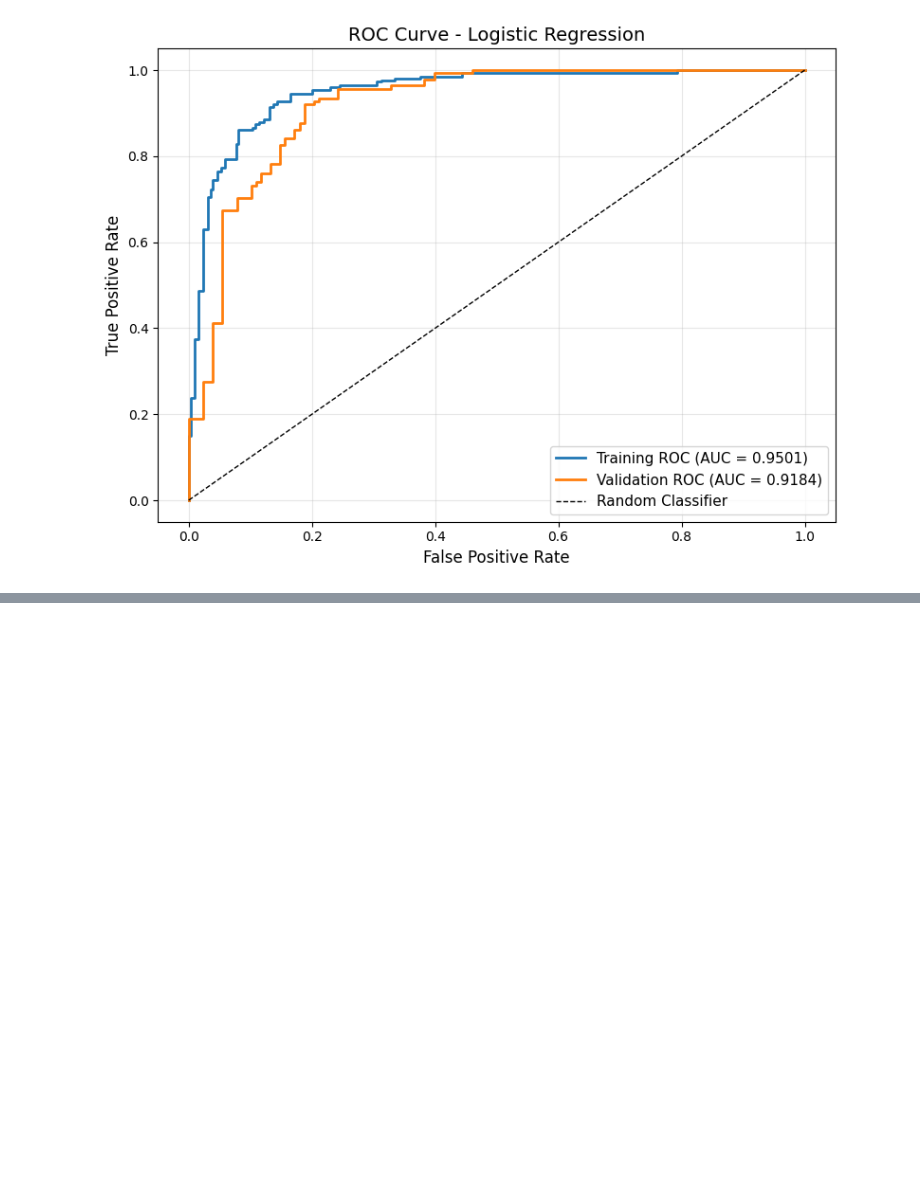
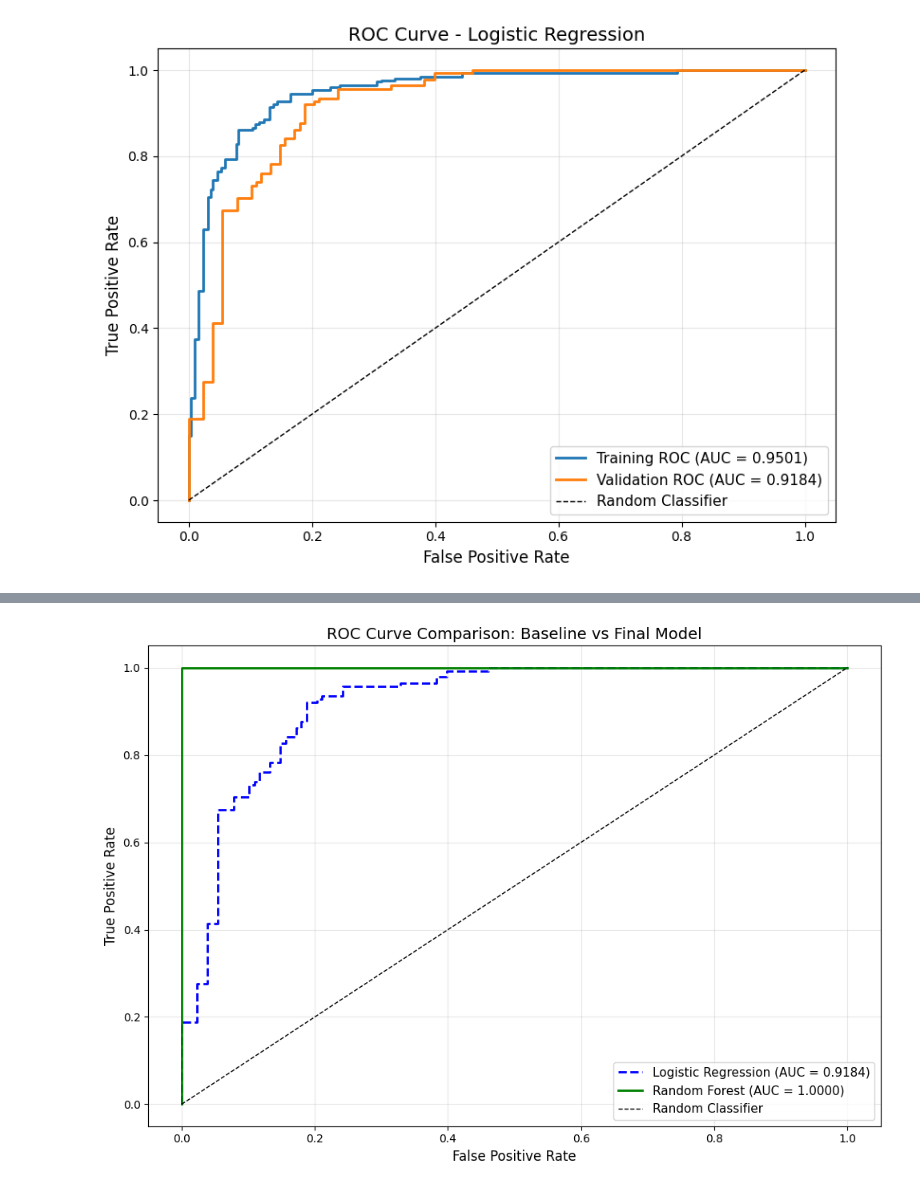
Before and after one commit to kamiljkon/cs1090fp, a Jupyter notebook: fp.ipynb, the cells around one changed output, grey strips where cells are left out. Cells and saved outputs as stored; diff of their text form; code cells hidden in the pictures; blank space fills up the shorter version.

```diff
--- a/fp.ipynb
+++ b/fp.ipynb
@@ -416,0 +689,20 @@ plt.show()
+# %%
+plt.figure(figsize=(10, 7))
+
+plt.plot(fpr_val, tpr_val, label=f'Logistic Regression (AUC = {val_roc_auc:.4f})',
+         linewidth=2, linestyle='--', color='blue')
+
+plt.plot(rf_fpr_val, rf_tpr_val, label=f'Random Forest (AUC = {rf_val_roc_auc:.4f})',
+         linewidth=2, linestyle='-', color='green')
+
+plt.plot([0, 1], [0, 1], 'k--', label='Random Classifier', linewidth=1)
+
+plt.xlabel('False Positive Rate', fontsize=12)
+plt.ylabel('True Positive Rate', fontsize=12)
+plt.title('ROC Curve Comparison: Baseline vs Final Model', fontsize=14)
+plt.legend(loc='lower right', fontsize=11)
+plt.grid(alpha=0.3)
+plt.tight_layout()
+plt.show()
+# %% [output]
+[figure, added]
```
Also changed, not shown: parts of 19 cells of this notebook.
